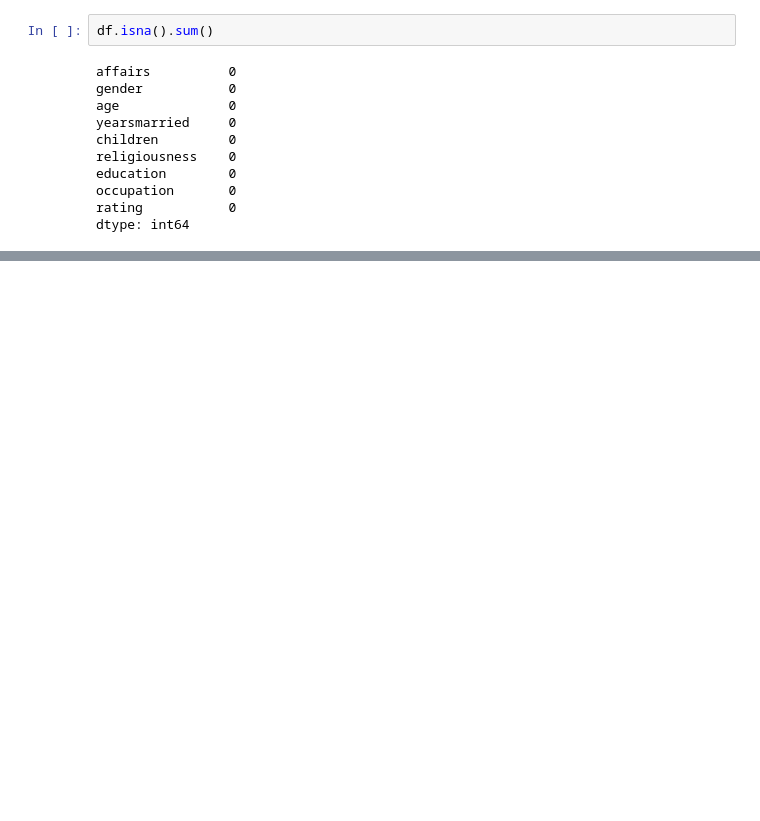
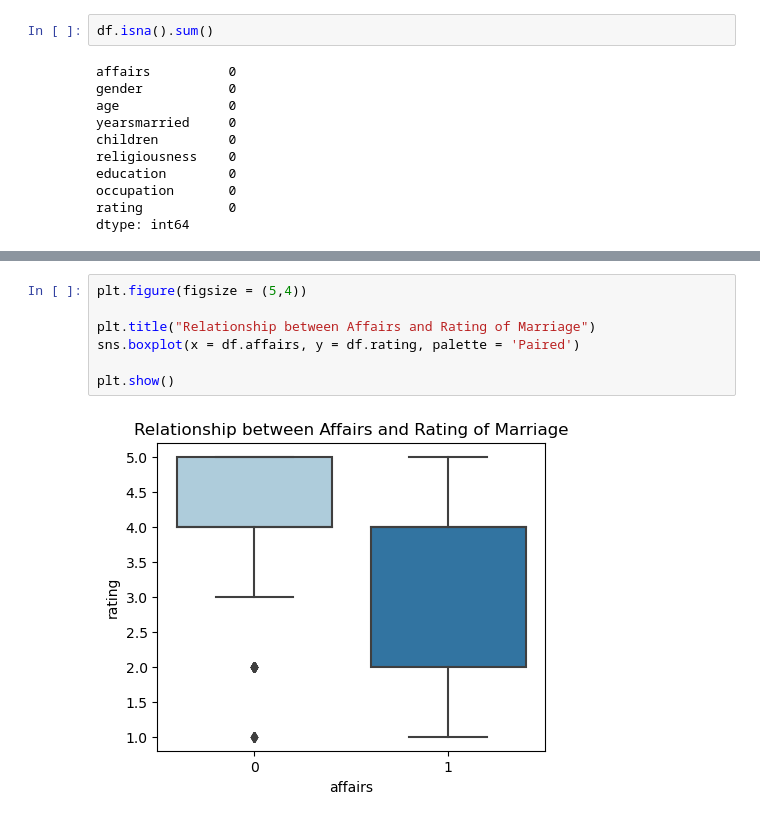
Before and after one commit to schlenkerc18/50-Weeks-50-Projects, a Jupyter notebook: Affairs EDA.ipynb, the cells around one changed output, grey strips where cells are left out. Drawn from its saved outputs; the diff is of its cells as text; blank space fills up the shorter version.

```diff
--- a/Affairs EDA.ipynb
+++ b/Affairs EDA.ipynb
@@ -77,0 +121,9 @@ plt.show()
+# %%
+plt.figure(figsize = (5,4))
+
+plt.title("Relationship between Affairs and Rating of Marriage")
+sns.boxplot(x = df.affairs, y = df.rating, palette = 'Paired')
+
+plt.show()
+# %% [output]
+[figure, added]
```
Also changed, not shown: parts of 34 cells of this notebook.
